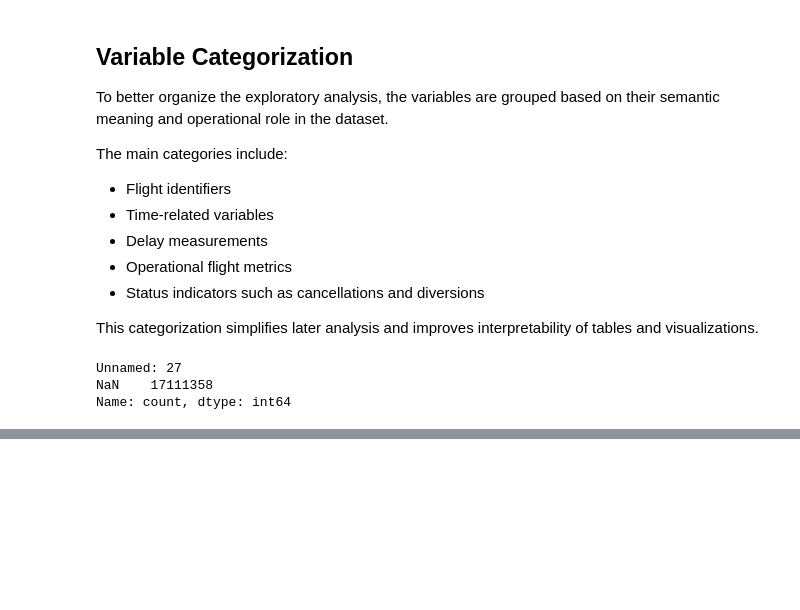
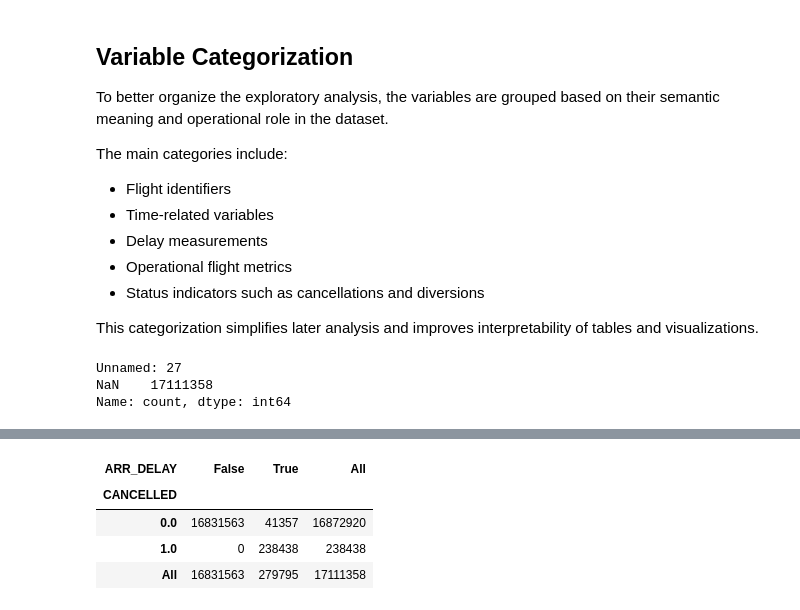
Before and after one commit to fermow/SBU-Data-Science-2026, a Jupyter notebook: Assignment_1/jupyter_notebooks/Untitled.ipynb, the cells around one changed output, grey strips where cells are left out. Saved outputs shown, nothing was run; the diff lists cells and outputs as text; code cells hidden in the pictures; blank space fills up the shorter version.

```diff
--- a/Assignment_1/jupyter_notebooks/Untitled.ipynb
+++ b/Assignment_1/jupyter_notebooks/Untitled.ipynb
@@ -154,0 +250,12 @@ Name: count, dtype: int64
+# %%
+pd.crosstab(
+    df["CANCELLED"],
+    df["ARR_DELAY"].isnull(),
+    margins=True
+)
+# %% [output]
+| ARR_DELAY | False | True | All |
+| CANCELLED |  |  |  |
+| 0.0 | 16831563 | 41357 | 16872920 |
+| 1.0 | 0 | 238438 | 238438 |
+| All | 16831563 | 279795 | 17111358 |
```
Also changed, not shown: parts of 13 cells of this notebook.
